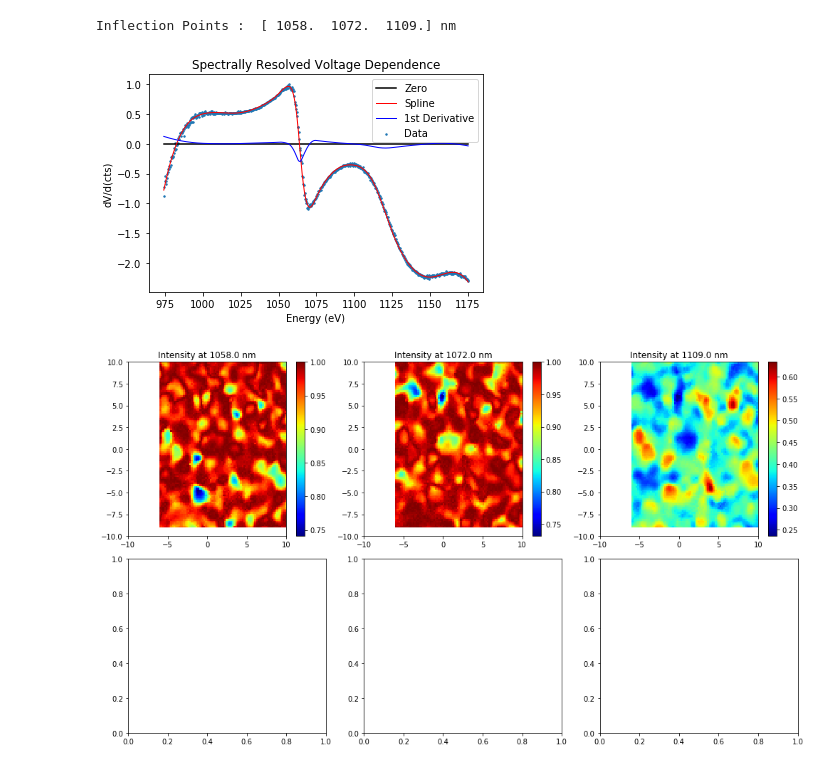
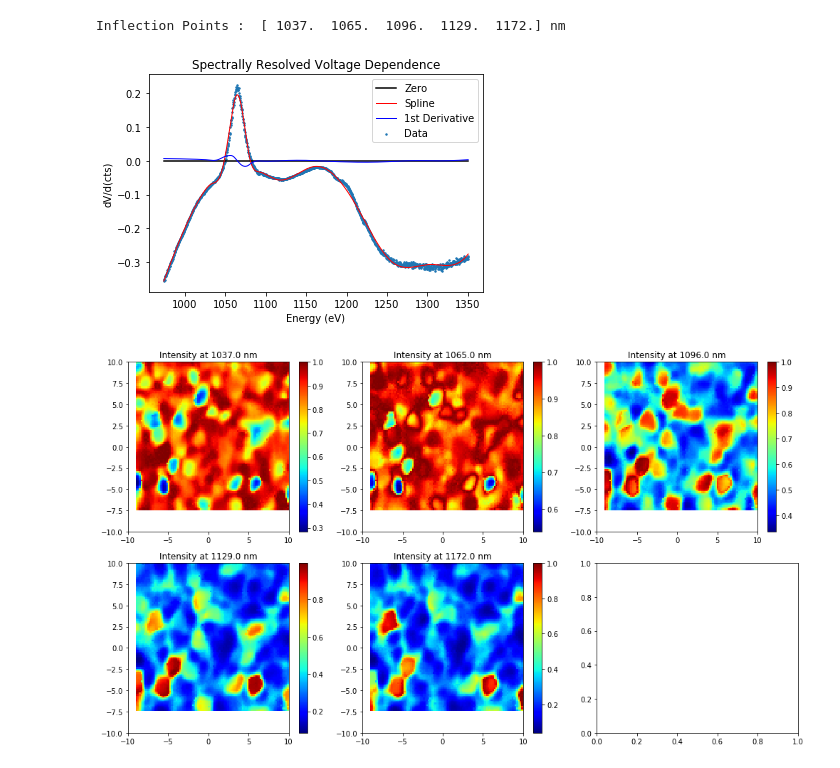
Before and after one commit to bradleyMwest/Renishaw-Reni-Awesome, a Jupyter notebook: Compare Voltage between High Energy PL regions and Low Energy PL regions.ipynb, the cells around one changed output. Cells and saved outputs as stored; diff of their text form; code cells hidden in the pictures.

```diff
--- a/Compare Voltage between High Energy PL regions and Low Energy PL regions.ipynb
+++ b/Compare Voltage between High Energy PL regions and Low Energy PL regions.ipynb
@@ -82,7 +82,7 @@ def get_PL_Raman_Current_Voltage_From_Matlab_File(fpath):
     return data,PL,RAMAN,wl,wn,current,voltage,x,y,x_pixels,y_pixels
 # %%
 #Load the Spectrum Files and Electrical Data from a Pre-processed matlab file
-file_path_to_renishaw_data = 'AIST_slg.mat'
+file_path_to_renishaw_data = 'AIST_saph.mat'
 
 #use parenthesis to break long lines of code over multiple lines
 (dictionary_of_matlab_variables,
@@ -95,8 +95,8 @@ file_path_to_renishaw_data = 'AIST_slg.mat'
 print dictionary_of_matlab_variables.keys() #show the names of variables stored in matlab file inorder to extract them
 
 ##### uncomment to use voltage from a different run on same sample
-#if file_path_to_renishaw_data == 'AIST_slg.mat' or file_path_to_renishaw_data == 'AIST_slg_naf.mat':
-#    voltage_volts = dictionary_of_matlab_variables["VOLTAGE_pl"]
+if file_path_to_renishaw_data == 'AIST_slg.mat' or file_path_to_renishaw_data == 'AIST_slg_naf.mat':
+    voltage_volts = dictionary_of_matlab_variables["VOLTAGE_pl"]
 
 #create a map of the x and y coordinates by using meshgrid
 x_position_map, y_position_map = np.meshgrid(x_distance_um, y_distance_um)
@@ -259,10 +331,10 @@ plt.show()
 '''
 Plot the voltage and peak center maps side by side
 '''
-f,axes = plt.subplots(1,2,figsize=(9,4))
+f,axes = plt.subplots(1,3,figsize=(12,4))
 ax = axes.ravel()
-data = [1240/peak_center_matrix,masked_maps[-2]]
-title = ['PL Center (eV)','Voltage (mV)']
+data = [1240/peak_center_matrix,masked_maps[-2],masked_maps[-1]]
+title = ['PL Center (eV)','Voltage (mV)','Current (uA)']
 for idx in range(len(ax)):
     pcm = ax[idx].pcolor(x_distance_um,y_distance_um,data[idx],cmap='jet')
     ax[idx].set_title(title[idx])
@@ -275,0 +348,8 @@ plt.show()
+# %%
+x = 1240/peak_center_matrix.compressed()#[::10]
+y = masked_maps[-2].compressed()#[::10]
+fit = np.polyfit(x,y,1)
+fit_fn = np.poly1d(fit)
+plt.scatter(x,y)
+plt.plot(x,fit_fn(x),'--k')
+plt.show()
@@ -289,6 +371,9 @@ if file_path_to_renishaw_data == 'AIST_slg_naf.mat':
 elif file_path_to_renishaw_data == 'AIST_slg.mat':
     s = 0.3 #sensitivity of the spline to noisy data (smaller number means it is more sensitive to changes in data )
     eps = 0.03 # threshehold for the derivative of the spline to count as an inflection point
+elif file_path_to_renishaw_data == 'AIST_saph.mat':
+    s = 0.05 #sensitivity of the spline to noisy data (smaller number means it is more sensitive to changes in data )
+    eps = 0.001 # threshehold for the derivative of the spline to count as an inflection point
 else:
     s = 1
     eps = 0.1
@@ -322,6 +407,11 @@ plt.plot([min(E_vals), max(E_vals)], [0,0],'-k',label='Zero')
 #fit a spline to the data
 X = np.linspace(min(E_vals),max(E_vals),10000)
 spl = UnivariateSpline(E_vals, slop, s=s)
+dspl = spl.derivative()
+ddspl = dspl.derivative()
+min_max= X[np.abs(dspl(X)) < eps]
+
+
 plt.plot(X, spl(X), 'r', lw=1,label='Spline')
 plt.plot(X, dspl(X),'b',lw=1,label='1st Derivative')
 ax = plt.gca()
@@ -330,37 +420,34 @@ ax = plt.gca()
 ax.set_xlabel('Energy (eV)')
 ax.set_ylabel('dV/d(cts)')
 ax.set_title('Spectrally Resolved Voltage Dependence')
 ax.legend()
 
-dspl = spl.derivative()
-ddspl = dspl.derivative()
-min_max= X[np.abs(dspl(X)) < eps]
 
 # only select values that are more than 1 nm away from each other,
 #we determine this by taking the differential of the values close to zero
 #if the distance between values that are near zero is > 1 nm we keep that value and round to the nearest nm
 switches = np.round(min_max[np.diff(np.append(min_max,min_max[-1])) > 1],0)
 
 #switches = switches[switches < 1260]
 print 'Inflection Points : ', switches, 'nm'
 
 #switches = [1025,1055,1065,1100,1145]
 I_data = [None]*len(switches)
 for idx,energy in enumerate(switches):
     I_data[idx] = np.reshape(features[:,np.round(Energy,0)==energy][:,0],(number_of_x_pixels,number_of_y_pixels))
 
 f,axes = plt.subplots(2,3,figsize=(14,8))
 ax = axes.ravel()
 for idx,(z,title) in enumerate(zip(I_data,switches)):
     pcm = ax[idx].pcolor(x_distance_um, y_distance_um, z, cmap='jet')#,vmin=0, vmax=1
     ax[idx].set_title("Intensity at "+str(title)+' nm')
     f.colorbar(pcm, ax=ax[idx]) #add a colorbar
 
 plt.tight_layout()
 
 plt.show()
 # %% [output]
-Inflection Points :  [ 1058.  1072.  1109.] nm
+Inflection Points :  [ 1037.  1065.  1096.  1129.  1172.] nm
-[figure, old version]
+[figure, new version]
-[figure, old version]
+[figure, new version]
 # %%
```
Also changed, not shown: parts of 10 cells of this notebook.
